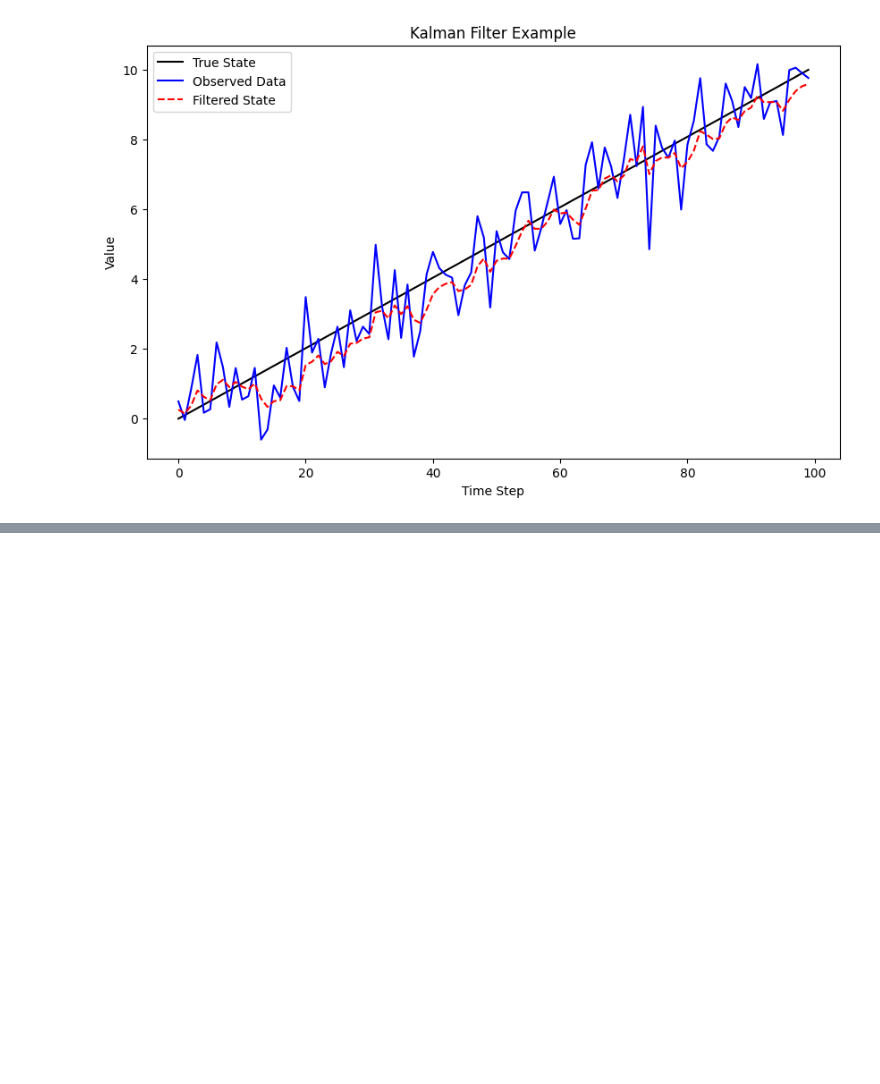
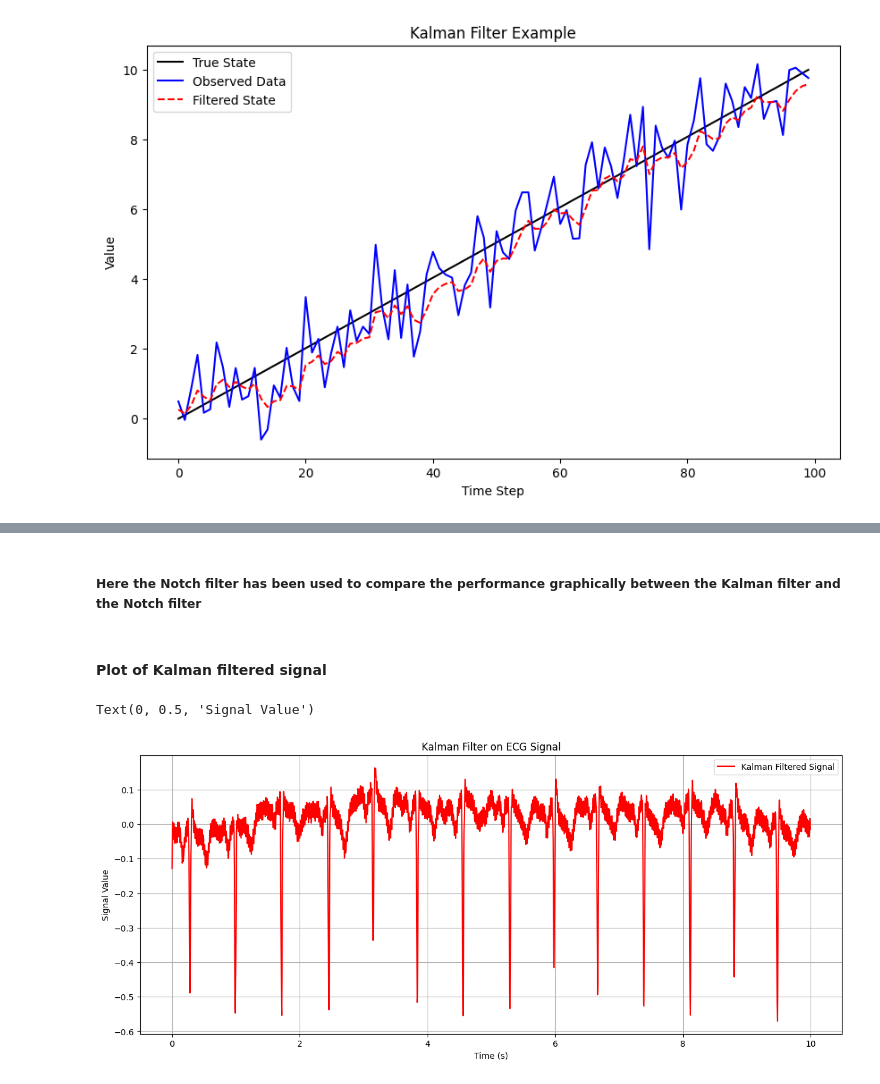
Before and after one commit to ig-BaymaX/Kalman-filter, a Jupyter notebook: Test.ipynb, the cells around one changed output, grey strips where cells are left out. Cells and saved outputs as stored; diff of their text form; code cells hidden in the pictures; blank space fills up the shorter version.

```diff
--- a/Test.ipynb
+++ b/Test.ipynb
@@ -177,0 +145,2 @@ Original Signal to Signal after applying Kalman Filter Ratio: 3.9539250299076856
+# %% [markdown]
+##### <b> Here the Notch filter has been used to compare the performance graphically between the Kalman filter and the Notch filter </b>
@@ -177,0 +153,14 @@ Original Signal to Signal after applying Kalman Filter Ratio: 3.9539250299076856
+# %% [markdown]
+#### <b> Plot of Kalman filtered signal </b>
+# %%
+# Plot the filtered signal using Kalman filter in the second subplot
+plt.figure(figsize=(15, 6))
+plt.plot(second, filtered_states, label='Kalman Filtered Signal', linestyle='-', color='red')
+plt.legend()
+plt.grid(True)
+plt.title('Kalman Filter on ECG Signal')
+plt.xlabel('Time (s)')
+plt.ylabel('Signal Value')
+# %% [output]
+Text(0, 0.5, 'Signal Value')
+[figure, added]
```
Also changed, not shown: parts of 24 cells of this notebook.
